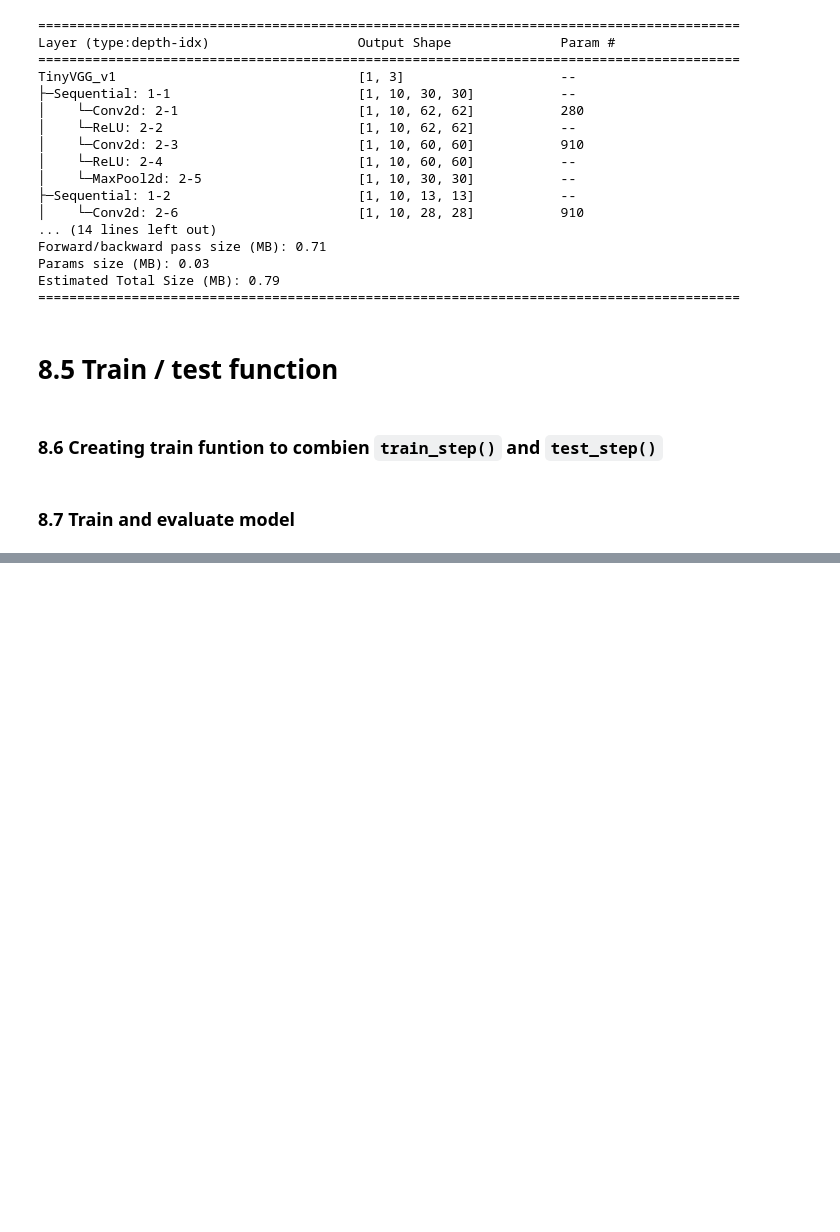
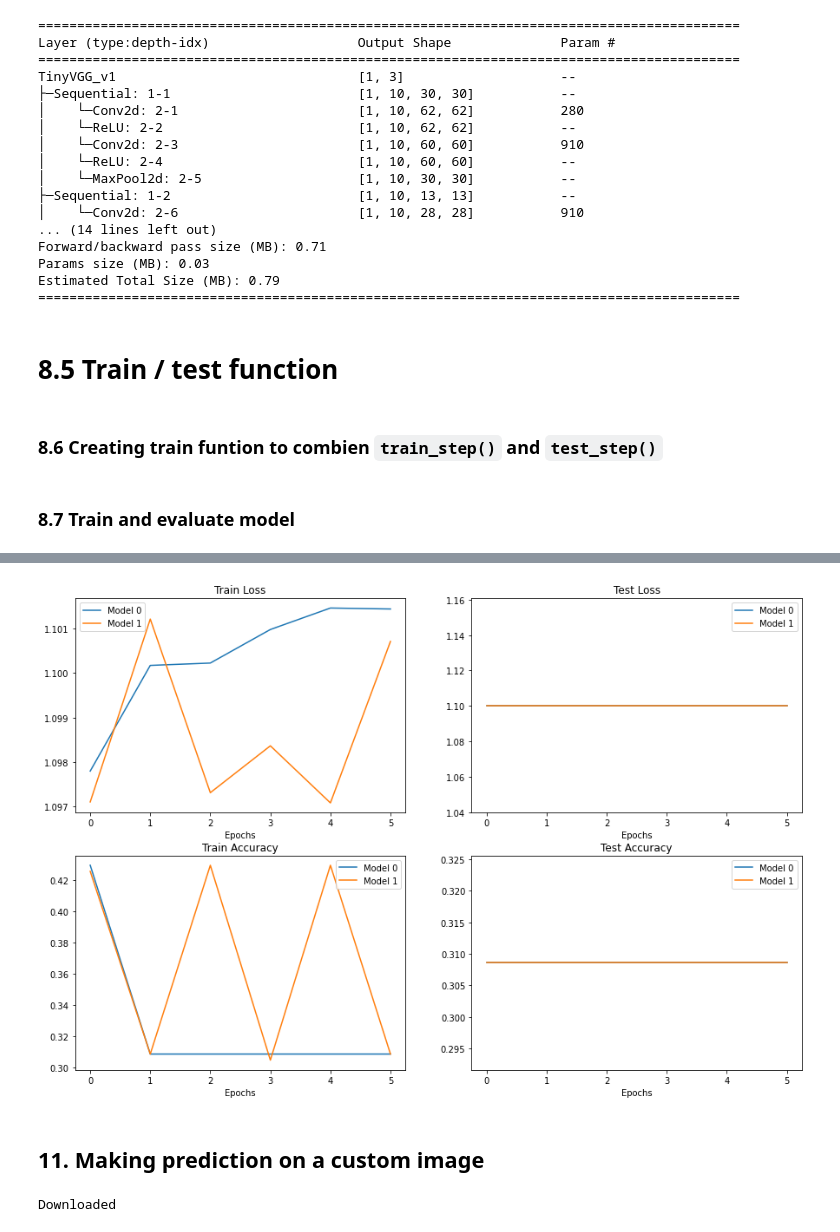
Before and after one commit to fxop0218/Tutorial-PyTorchForBeginners, a Jupyter notebook: 05_custom_dataset_pytorch_beginners.ipynb, the cells around one changed output, grey strips where cells are left out. Drawn from its saved outputs; the diff is of its cells as text; code cells hidden in the pictures; blank space fills up the shorter version.

```diff
--- a/05_custom_dataset_pytorch_beginners.ipynb
+++ b/05_custom_dataset_pytorch_beginners.ipynb
@@ -937,9 +935,9 @@ torch.manual_seed(10)
 torch.cuda.manual_seed(10)
 
 # Set Epochs
-NUM_EPOCHS = 6
+NUM_EPOCHS = 6/
 
-# Recreate TinyVGG_v1
+# Recreate TinyVGG
 model_v1 = TinyVGG_v1(input_shape=3,
                    hidden_lay=10,
                    output_shape=len(train_data.classes)).to(device)
@@ -1012,0 +1128,6 @@ plot_loss_curves(model_v1_res)
+# %%
+import pandas as pd
+
+model_v1_df = pd.DataFrame(model_v1_res)
+model_v2_df = pd.DataFrame(model_v2_res)
+model_v2_df
@@ -1012,0 +1142,60 @@ plot_loss_curves(model_v1_res)
+# %%
+# Setup a plot
+plt.figure(figsize=(15, 10))
+
+# Get number of epochs
+epochs = range(len(model_v1_df))
+
+# Plot train loss
+plt.subplot(2, 2, 1)
+plt.plot(epochs, model_v1_df["train_loss"], label="Model 0")
+plt.plot(epochs, model_v2_df["train_loss"], label="Model 1")
+plt.title("Train Loss")
+plt.xlabel("Epochs")
+plt.legend()
+
+# Plot test loss
+plt.subplot(2, 2, 2)
+plt.plot(epochs, model_v1_df["test_loss"], label="Model 0")
+plt.plot(epochs, model_v2_df["test_loss"], label="Model 1")
+plt.title("Test Loss")
+plt.xlabel("Epochs")
+plt.legend()
+
+# Plot train accuracy
+plt.subplot(2, 2, 3)
+plt.plot(epochs, model_v1_df["train_acc"], label="Model 0")
+plt.plot(epochs, model_v2_df["train_acc"], label="Model 1")
+plt.title("Train Accuracy")
+plt.xlabel("Epochs")
+plt.legend()
+
+# Plot test accuracy
+plt.subplot(2, 2, 4)
+plt.plot(epochs, model_v1_df["test_acc"], label="Model 0")
+plt.plot(epochs, model_v2_df["test_acc"], label="Model 1")
+plt.title("Test Accuracy")
+plt.xlabel("Epochs")
+plt.legend();
+# %% [output]
+[figure, added]
+# %% [markdown]
+## 11. Making prediction on a custom image
+# %%
+# Download image
+import requests
+
+# Setup custom image path
+custom_img_path = data_path / "04-pizza-dad.jpeg"
+
+# Download image
+if not custom_img_path.is_file():
+  with open(custom_img_path, "wb") as f:
+    # When downloading from GitHub
+    req = requests.get("https://raw.githubusercontent.com/mrdbourke/pytorch-deep-learning/main/images/04-pizza-dad.jpeg")
+    f.write(req.content)
+    print("Downloaded")
+else:
+  print(f"{custom_img_path} exists")
+# %% [output]
+Downloaded
```
Also changed, not shown: parts of 38 cells of this notebook.
